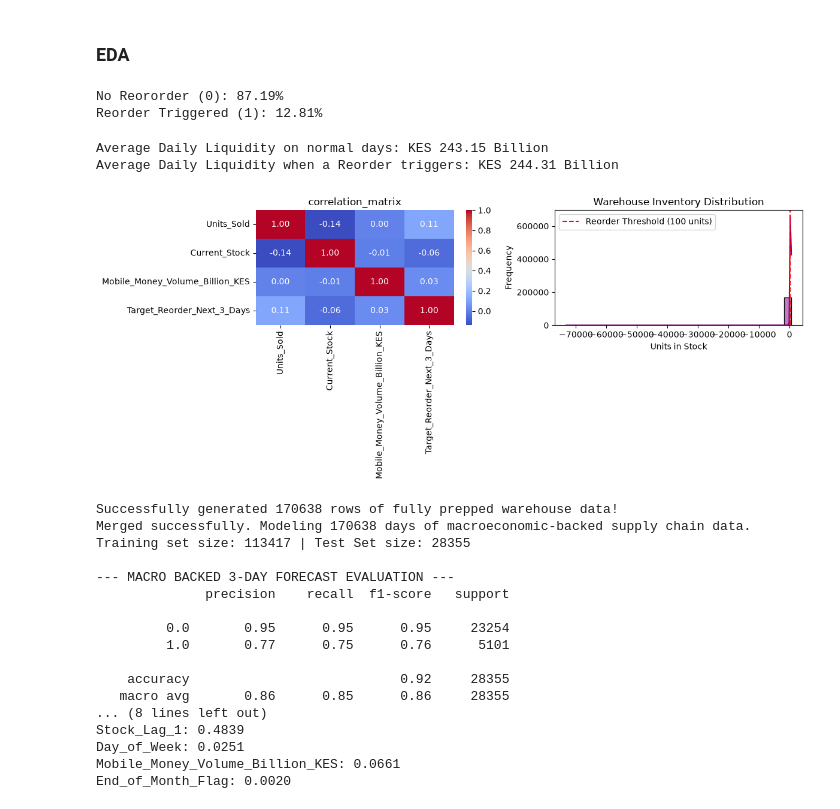
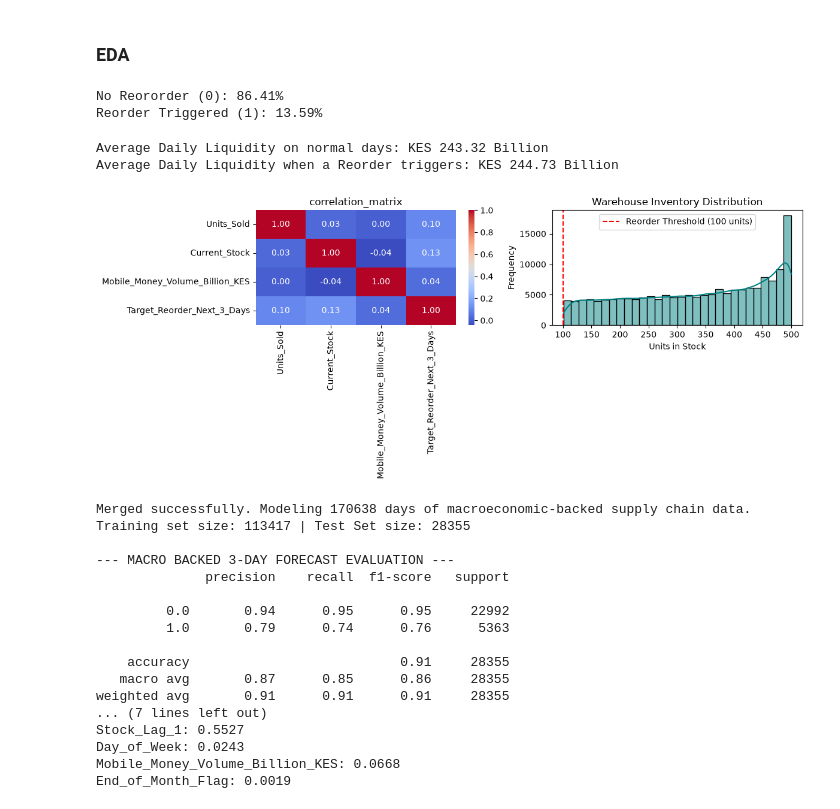
Before and after one commit to Adieltheanalyst/Macro-Anchored-Route-to-Market-Simulator, a Jupyter notebook: nairobi_rtm.ipynb, the cells around one changed output. Drawn from its saved outputs; the diff is of its cells as text; code cells hidden in the pictures.

```diff
--- a/nairobi_rtm.ipynb
+++ b/nairobi_rtm.ipynb
@@ -13,6 +13,8 @@ def fetch_and_prepare_data(n_skus=950):
     df=pd.read_excel(url)
 
     df=df[df["Quantity"] > 0]
+
+    # Get the top SKUs
     top_skus=df.groupby("StockCode")["Quantity"].sum().nlargest(n_skus).index
     df=df[df["StockCode"].isin(top_skus)].copy()
 
@@ -35,7 +37,7 @@ def fetch_and_prepare_data(n_skus=950):
 
             if current_stock <=100:
                 reorder_history.append(1)
-                current_stock += 500
+                current_stock = 500
             else:
                 reorder_history.append(0)
 
@@ -232,38 +235,38 @@ eda_df = eda_df.dropna().reset_index(drop=True)
 class_counts= eda_df["Target_Reorder_Next_3_Days"].value_counts(normalize=True) * 100
 print(f"No Reororder (0): {class_counts[0]:.2f}%\nReorder Triggered (1): {class_counts[1]:.2f}%")
 # %% [output]
-No Reororder (0): 87.19%
-Reorder Triggered (1): 12.81%
+No Reororder (0): 86.41%
+Reorder Triggered (1): 13.59%
 # %%
 # Macroeconomic Impact Analysis
 avg_liquidity=eda_df.groupby("Target_Reorder_Next_3_Days")["Mobile_Money_Volume_Billion_KES"].mean()
 print(f"Average Daily Liquidity on normal days: KES {avg_liquidity[0]:.2f} Billion")
 print(f"Average Daily Liquidity when a Reorder triggers: KES {avg_liquidity[1]:.2f} Billion")
 # %% [output]
-Average Daily Liquidity on normal days: KES 243.15 Billion
-Average Daily Liquidity when a Reorder triggers: KES 244.31 Billion
+Average Daily Liquidity on normal days: KES 243.32 Billion
+Average Daily Liquidity when a Reorder triggers: KES 244.73 Billion
 # %%
 # Correlation Check
 features_for_corr=["Units_Sold", "Current_Stock", "Mobile_Money_Volume_Billion_KES","Target_Reorder_Next_3_Days"]
 correlation_matrix =eda_df[features_for_corr].corr()
 
 plt.figure(figsize=(12,5))
 plt.subplot(1,2,1)
 sns.heatmap(correlation_matrix,annot=True, cmap="coolwarm", fmt=".2f")
 plt.title("correlation_matrix")
 
 plt.subplot(1,2,2)
-sns.histplot(eda_df["Current_Stock"],bins=30,kde=True,color="purple")
+sns.histplot(eda_df["Current_Stock"],bins=30,kde=True,color="teal")
 plt.axvline(100,color="red", linestyle="--", label="Reorder Threshold (100 units)")
 plt.title("Warehouse Inventory Distribution")
 plt.xlabel("Units in Stock")
 plt.ylabel("Frequency")
 plt.legend()
 
 plt.tight_layout()
 plt.show()
 # %% [output]
-[figure, old version]
+[figure, new version]
 # %%
 def train_macro_fmcg_model(model,fmcg_data):
 
@@ -330,20 +333,20 @@ rfc_macro= RandomForestClassifier(n_estimators=100,random_state=42,class_weight=
 
 trained_macro_model = train_macro_fmcg_model(model=rfc_macro,fmcg_data=data)
 # %% [output]
-Successfully generated 170638 rows of fully prepped warehouse data!
 Merged successfully. Modeling 170638 days of macroeconomic-backed supply chain data.
 Training set size: 113417 | Test Set size: 28355
 
 --- MACRO BACKED 3-DAY FORECAST EVALUATION ---
               precision    recall  f1-score   support
 
-         0.0       0.95      0.95      0.95     23254
-         1.0       0.77      0.75      0.76      5101
+         0.0       0.94      0.95      0.95     22992
+         1.0       0.79      0.74      0.76      5363
 
-    accuracy                           0.92     28355
-   macro avg       0.86      0.85      0.86     28355
-... (8 lines left out)
-Stock_Lag_1: 0.4839
-Day_of_Week: 0.0251
-Mobile_Money_Volume_Billion_KES: 0.0661
-End_of_Month_Flag: 0.0020
+    accuracy                           0.91     28355
+   macro avg       0.87      0.85      0.86     28355
+weighted avg       0.91      0.91      0.91     28355
+... (7 lines left out)
+Stock_Lag_1: 0.5527
+Day_of_Week: 0.0243
+Mobile_Money_Volume_Billion_KES: 0.0668
+End_of_Month_Flag: 0.0019
```
Also changed, not shown: parts of 1 cell of this notebook.
